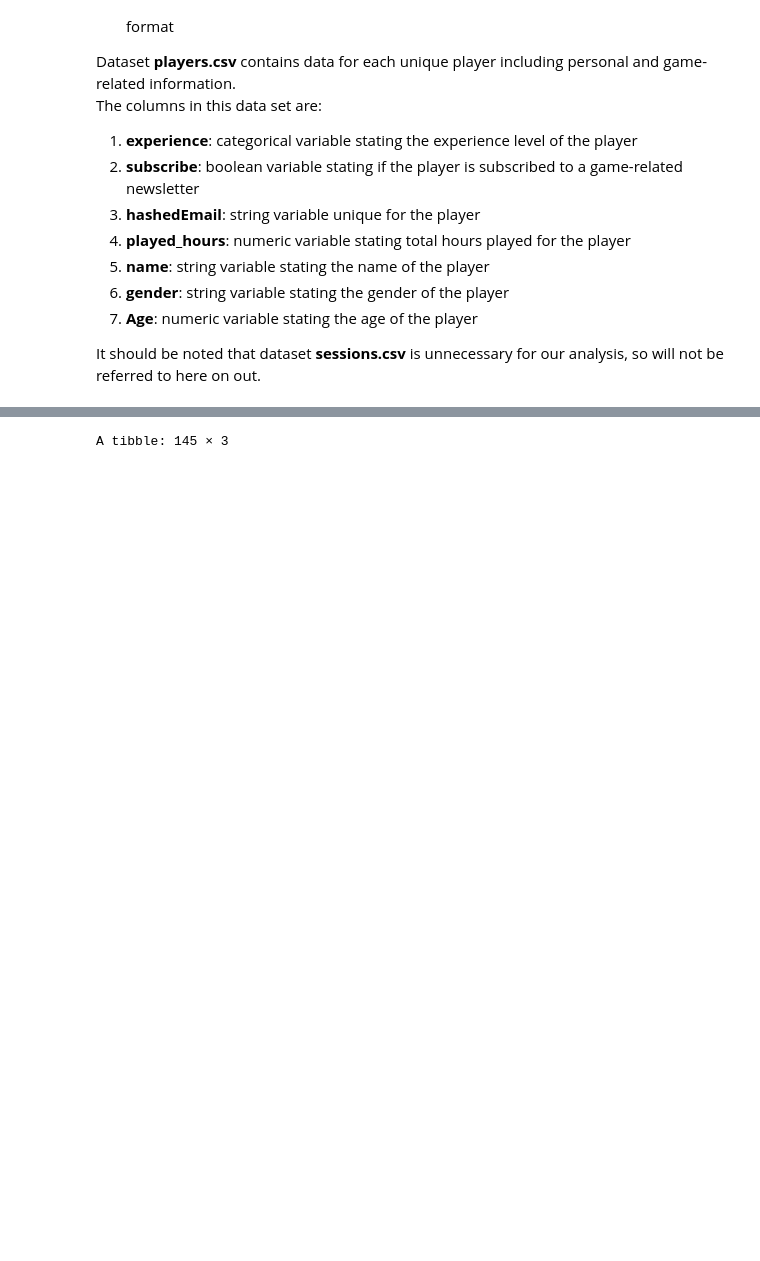
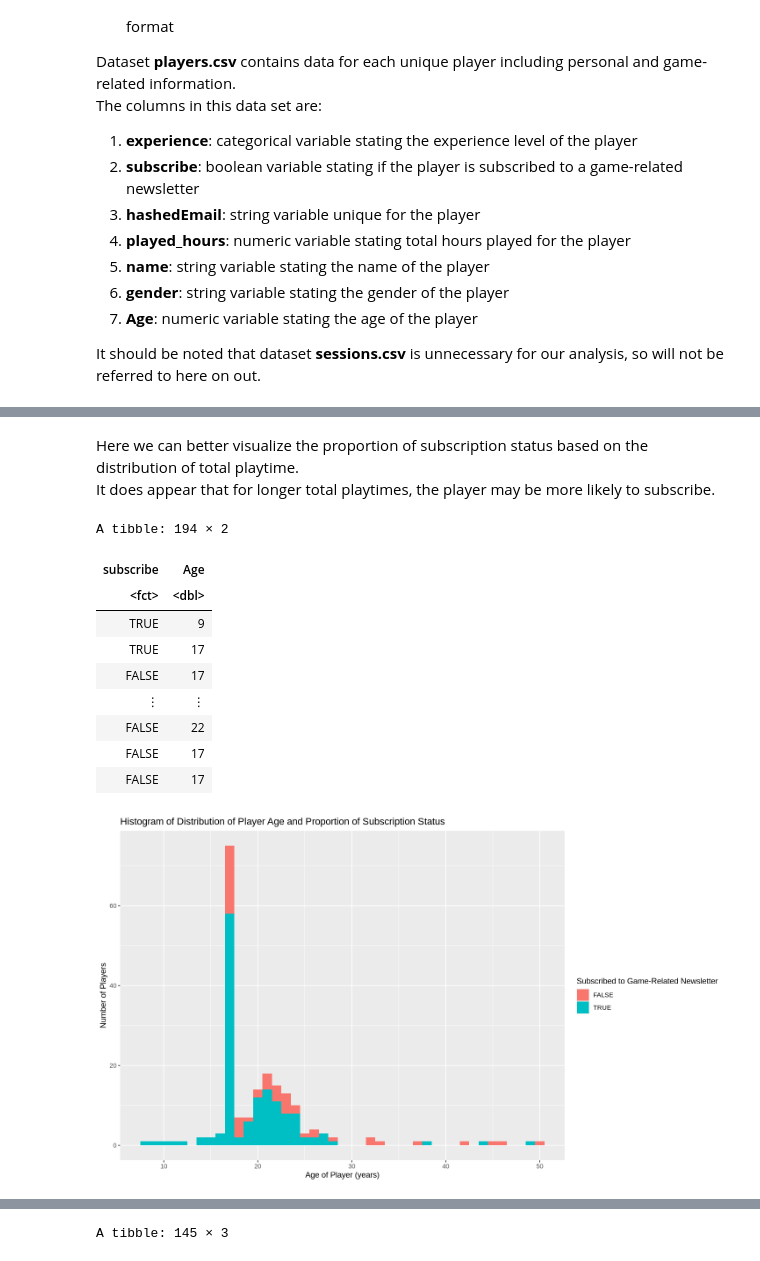
Before and after one commit to Kqvii/DSCI100-Group13, a Jupyter notebook: GroupProject-2.ipynb, the cells around one changed output, grey strips where cells are left out. Drawn from its saved outputs; the diff is of its cells as text; code cells hidden in the pictures; blank space fills up the shorter version.

```diff
--- a/GroupProject-2.ipynb
+++ b/GroupProject-2.ipynb
@@ -115,0 +129,30 @@ A tibble: 2 × 3
+# %% [markdown]
+Here we can better visualize the proportion of subscription status based on the distribution of total playtime.
+It does appear that for longer total playtimes, the player may be more likely to subscribe.
+# %%
+options(repr.plot.width = 12)
+
+age_viz_data <- players_wrangled |>
+    select(subscribe, Age)
+age_viz_data
+
+age_viz <- age_viz_data |>
+    ggplot(aes(x = Age, fill = subscribe)) +
+        geom_histogram(binwidth = 1) +
+        labs(x = "Age of Player (years)",
+             y = "Number of Players",
+             title = "Histogram of Distribution of Player Age and Proportion of Subscription Status",
+             fill = "Subscribed to Game-Related Newsletter")
+age_viz
+# %% [output]
+A tibble: 194 × 2
+| subscribe | Age |
+| <fct> | <dbl> |
+| TRUE | 9 |
+| TRUE | 17 |
+| FALSE | 17 |
+| ⋮ | ⋮ |
+| FALSE | 22 |
+| FALSE | 17 |
+| FALSE | 17 |
+[figure, added]
```
Also changed, not shown: parts of 11 cells of this notebook.
